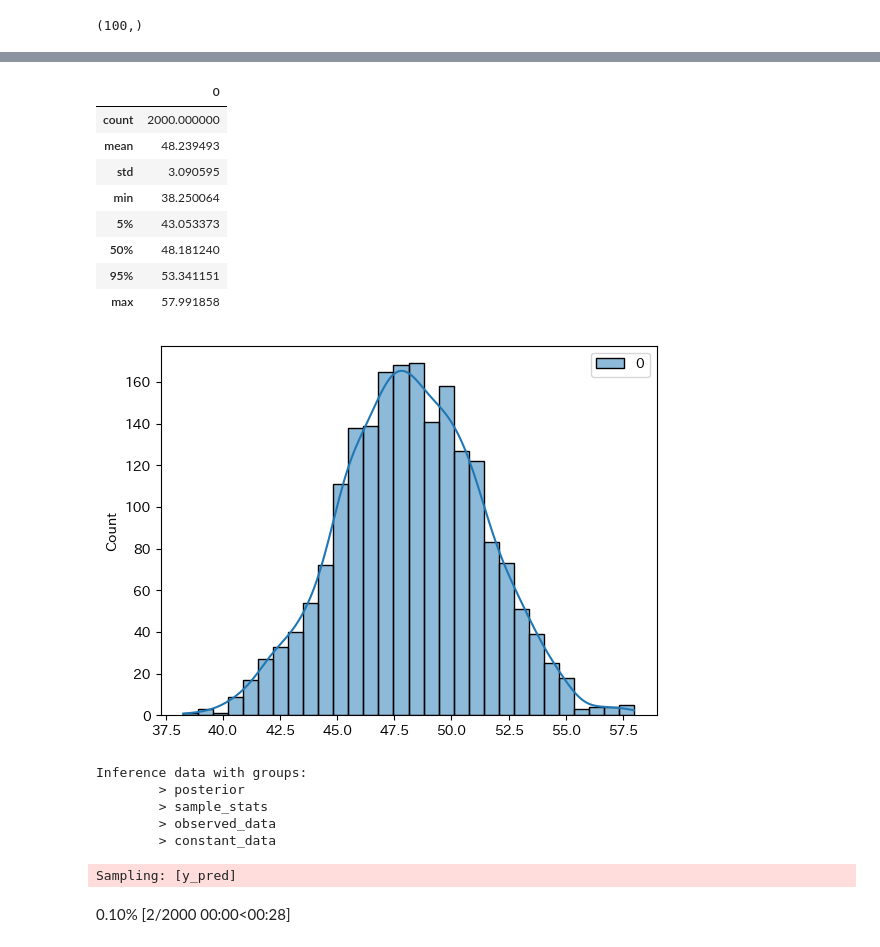
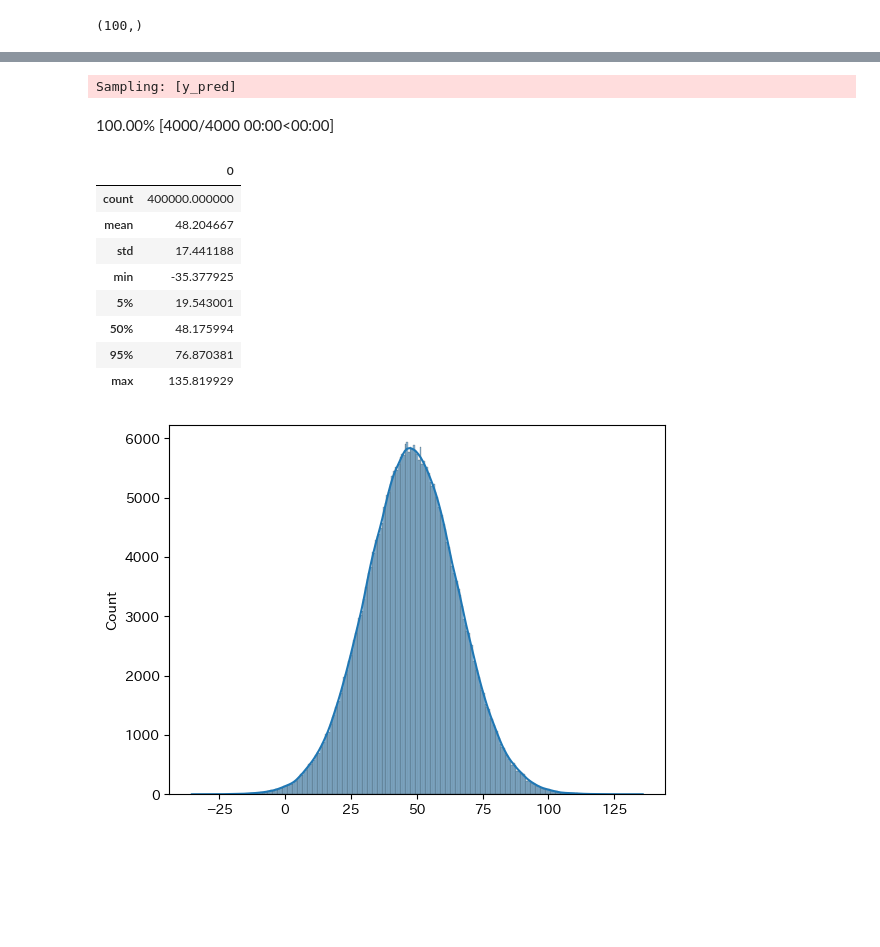
Before and after one commit to wakamatsuikuma/Learning, a Jupyter notebook: (python)RとStanではじめるベイズ統計モデリングによるデータ分析入門/Part3_simple_reg.ipynb, the cells around one changed output, grey strips where cells are left out. Saved outputs shown, nothing was run; the diff lists cells and outputs as text; code cells hidden in the pictures; blank space fills up the shorter version.

```diff
--- a/(python)RとStanではじめるベイズ統計モデリングによるデータ分析入門/Part3_simple_reg.ipynb
+++ b/(python)RとStanではじめるベイズ統計モデリングによるデータ分析入門/Part3_simple_reg.ipynb
@@ -123,28 +152,0 @@ tmptr = np.array(11)
-# %%
-# 気温が11度のときの、売上の期待値の分布
-mu_11dc = alpha_ifr * tmptr + beta_ifr
-display(pd.DataFrame(mu_11dc).describe(percentiles=[0.05, 0.95]))
-
-fig, ax = plt.subplots()
-ax = sns.histplot(data=mu_11dc, kde=True)
-
-plt.show();
-# %% [output]
-|  | 0 |
-| count | 2000.000000 |
-| mean | 48.239493 |
-| std | 3.090595 |
-| min | 38.250064 |
-| 5% | 43.053373 |
-| 50% | 48.181240 |
-| 95% | 53.341151 |
-| max | 57.991858 |
-[figure, removed]
-# %%
-idata1
-# %% [output]
-Inference data with groups:
-        > posterior
-        > sample_stats
-        > observed_data
-        > constant_data
@@ -153,7 +153,31 @@ X_new = np.array([11])
 # %%
+# 気温が11度のときの、売上の予測値の分布
+
+X_new = np.array([11]) # 予測対象のデータ: 気温11度
+
+# 予測分布のサンプリング
 with model:
     pm.set_data({"X_data":X_new})
     idata1.extend(pm.sample_posterior_predictive(idata1))
+
+# 可視化
+samples_11dc = idata1["posterior_predictive"]["y_pred"].values.reshape(-1)
+display(pd.DataFrame(samples_11dc).describe(percentiles=[0.05, 0.95]))
+
+fig, ax = plt.subplots()
+ax = sns.histplot(data = samples_11dc, kde = True)
+
+plt.show();
 # %% [output]
 Sampling: [y_pred]
-0.10% [2/2000 00:00<00:28]
+100.00% [4000/4000 00:00<00:00]
+|  | 0 |
+| count | 400000.000000 |
+| mean | 48.204667 |
+| std | 17.441188 |
+| min | -35.377925 |
+| 5% | 19.543001 |
+| 50% | 48.175994 |
+| 95% | 76.870381 |
+| max | 135.819929 |
+[figure, added]
```
Also changed, not shown: parts of 13 cells of this notebook.
